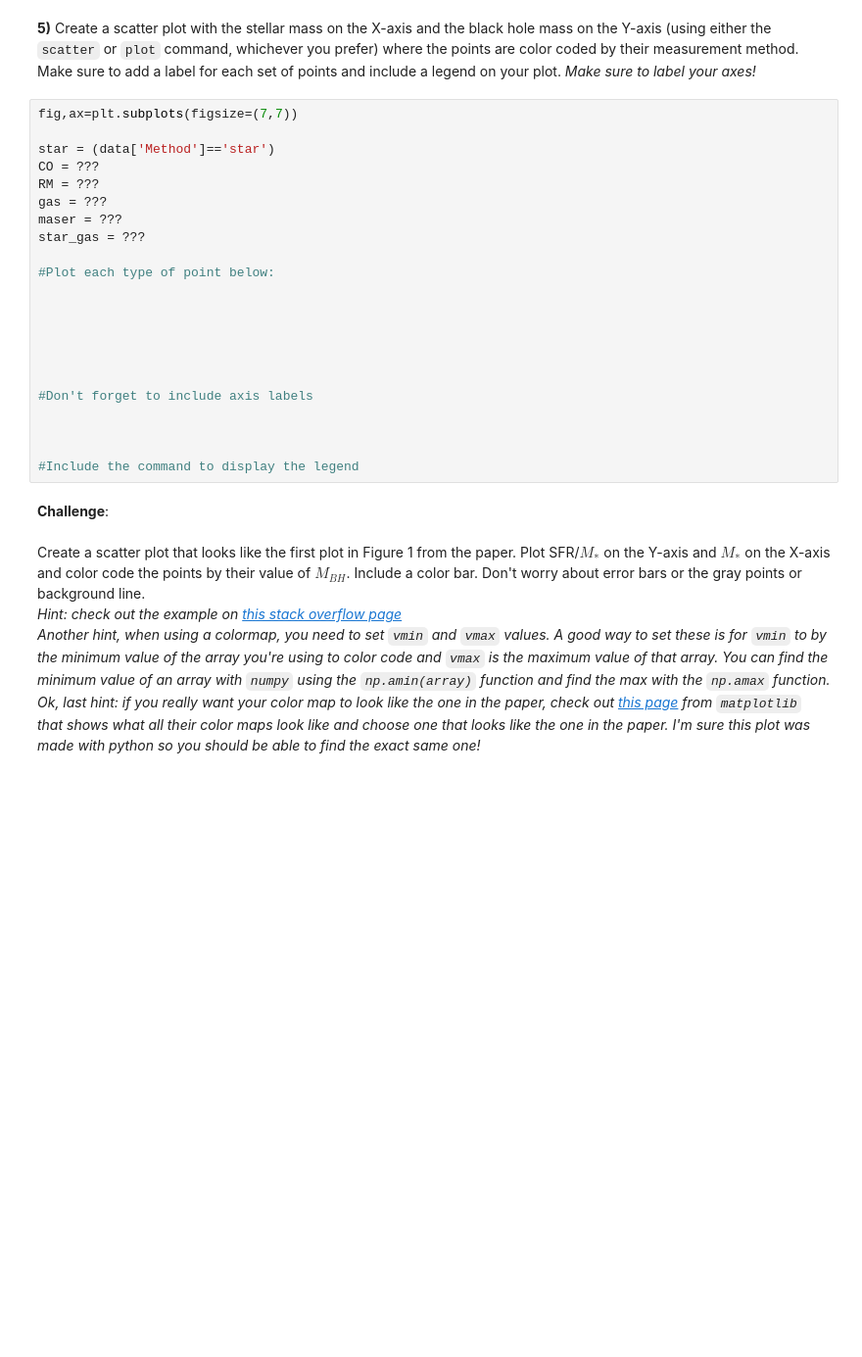
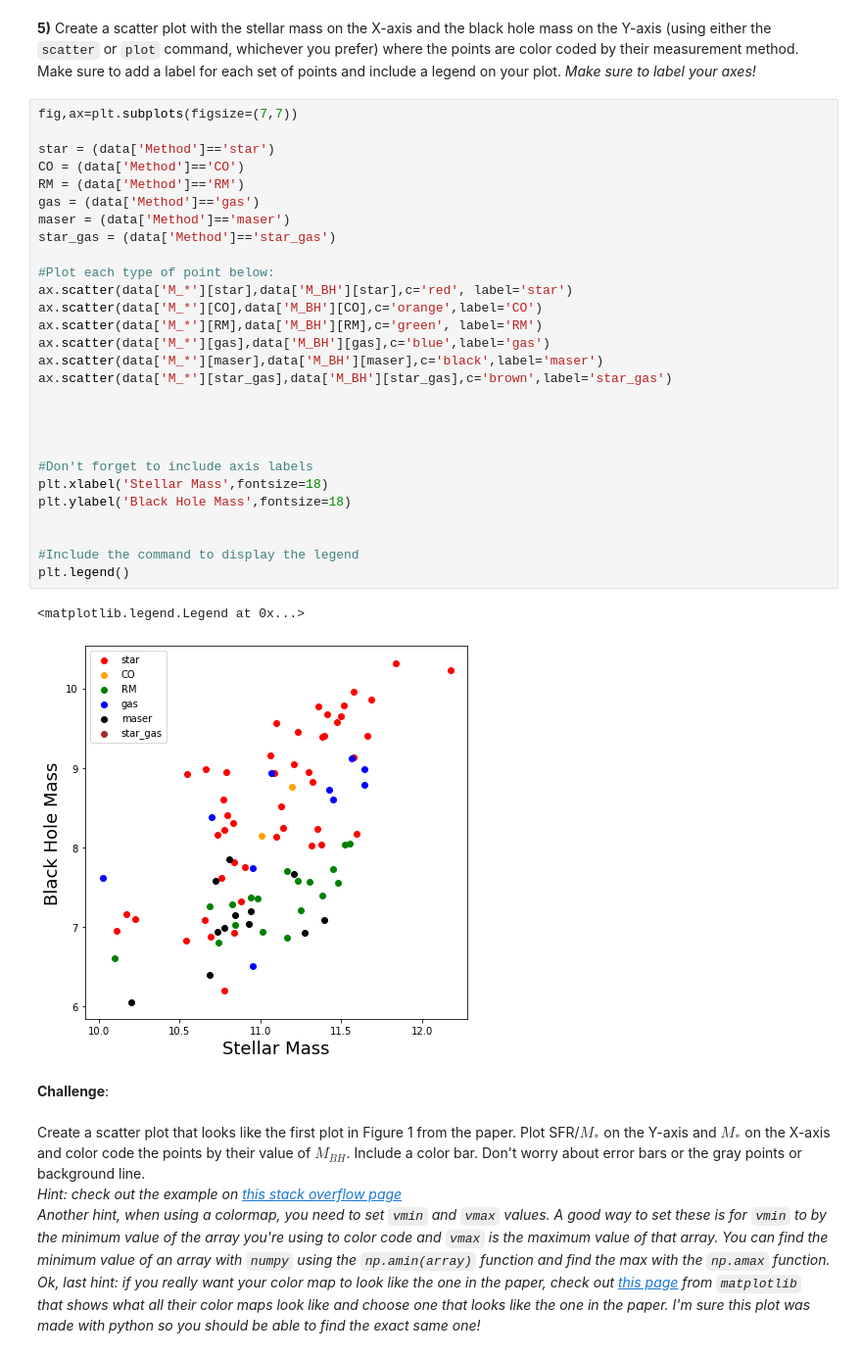
Before and after one commit to blaketjohnson/Astro3190_BJohnson, a Jupyter notebook: homework/HW5B_Johnson.ipynb, the cells around one changed output. Shown at 98% size. Saved outputs shown, nothing was run; the diff lists cells and outputs as text; blank space fills up the shorter version.

```diff
--- a/homework/HW5B_Johnson.ipynb
+++ b/homework/HW5B_Johnson.ipynb
@@ -74,27 +176,36 @@ np.unique(data['Method'])
 # %% [markdown]
 **5)** Create a scatter plot with the stellar mass on the X-axis and the black hole mass on the Y-axis (using either the `scatter` or `plot` command, whichever you prefer) where the points are color coded by their measurement method. Make sure to add a label for each set of points and include a legend on your plot. *Make sure to label your axes!*
-# %%
-fig,ax=plt.subplots(figsize=(7,7))
-
-star = (data['Method']=='star')
-CO = ???
-RM = ???
-gas = ???
-maser = ???
-star_gas = ???
-
-#Plot each type of point below:
-
-
-
-
-
-
-#Don't forget to include axis labels
-
-
-
-#Include the command to display the legend
+# %%
+fig,ax=plt.subplots(figsize=(7,7))
+
+star = (data['Method']=='star')
+CO = (data['Method']=='CO')
+RM = (data['Method']=='RM')
+gas = (data['Method']=='gas')
+maser = (data['Method']=='maser')
+star_gas = (data['Method']=='star_gas')
+
+#Plot each type of point below:
+ax.scatter(data['M_*'][star],data['M_BH'][star],c='red', label='star')
+ax.scatter(data['M_*'][CO],data['M_BH'][CO],c='orange',label='CO')
+ax.scatter(data['M_*'][RM],data['M_BH'][RM],c='green', label='RM')
+ax.scatter(data['M_*'][gas],data['M_BH'][gas],c='blue',label='gas')
+ax.scatter(data['M_*'][maser],data['M_BH'][maser],c='black',label='maser')
+ax.scatter(data['M_*'][star_gas],data['M_BH'][star_gas],c='brown',label='star_gas')
+
+
+
+
+#Don't forget to include axis labels
+plt.xlabel('Stellar Mass',fontsize=18)
+plt.ylabel('Black Hole Mass',fontsize=18)
+
+
+#Include the command to display the legend
+plt.legend()
+# %% [output]
+<matplotlib.legend.Legend at 0x...>
+[figure, added]
 # %% [markdown]
 **Challenge**:<br>
 <br>
```
Also changed, not shown: parts of 9 cells of this notebook.
